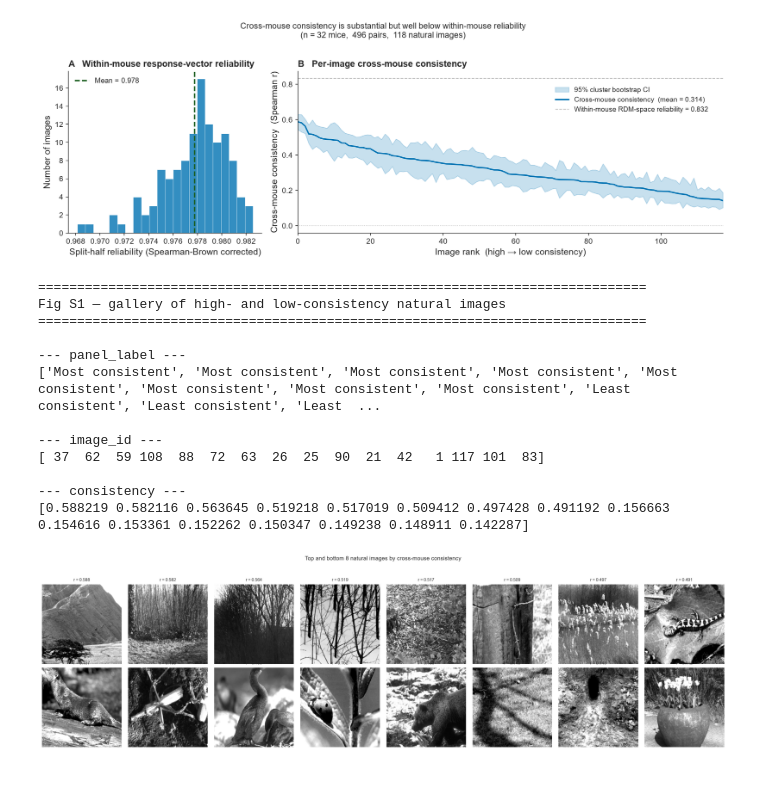
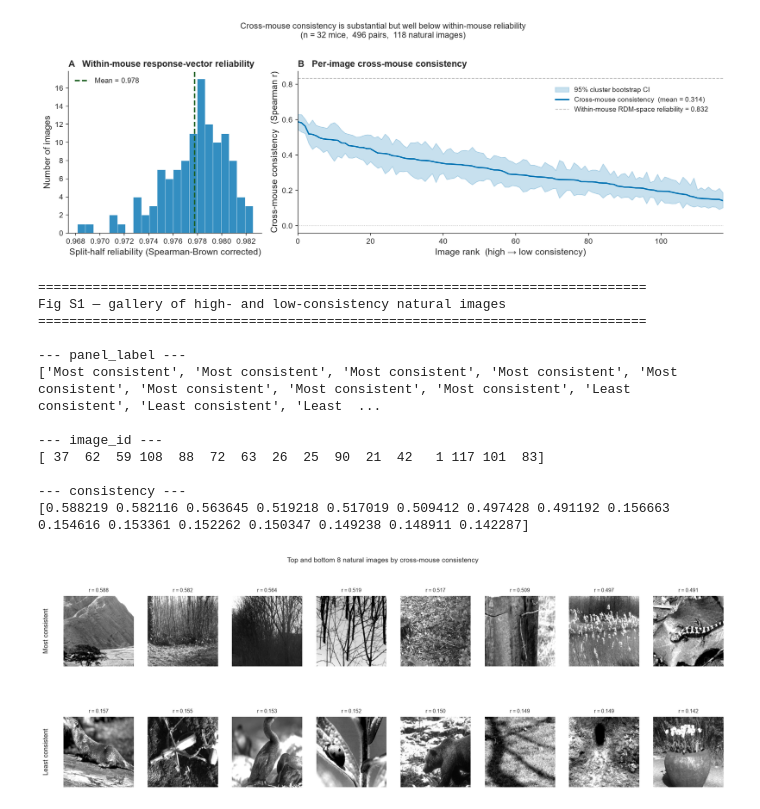
Before and after one commit to Jana-HQ/cross-mouse-v1-rsa, a Jupyter notebook: src/part1_data_and_consistency.ipynb, the cells around one changed output. Saved outputs shown, nothing was run; the diff lists cells and outputs as text; code cells hidden in the pictures; blank space fills up the shorter version.

```diff
--- a/src/part1_data_and_consistency.ipynb
+++ b/src/part1_data_and_consistency.ipynb
@@ -423,7 +424,8 @@ shape=(118,)
 0.8322666692592271
 [figure]
 # %%
-fig, axes = plt.subplots(2, N_GALLERY, figsize=(2.2 * N_GALLERY, 5))
+fig, axes = plt.subplots(2, N_GALLERY, figsize=(2.2 * N_GALLERY, 5.4),
+                         gridspec_kw={'hspace': 0.5})
 
 gallery_labels        = []
 gallery_image_ids     = []
@@ -436,35 +438,36 @@ for row, (ids, label) in enumerate([(top_ids, 'Most consistent'),
                               vmin=0, vmax=255)
         axes[row, col].set_title(f'r = {consistency[img_id]:.3f}', fontsize=7.5)
         axes[row, col].axis('off')
-    axes[row, 0].set_ylabel(label, fontsize=9.5, labelpad=6)
+    axes[row, 0].text(-0.25, 0.5, label, fontsize=9.5, rotation=90,
+                      va='center', ha='center', transform=axes[row, 0].transAxes)
     gallery_labels.extend([label] * len(ids))
     gallery_image_ids.extend(list(ids))
     gallery_consistencies.extend([consistency[img_id] for img_id in ids])
 
 fig.suptitle(f'Top and bottom {N_GALLERY} natural images by cross-mouse consistency\n',
              fontsize=10, y=1.01)
 
 print_figure_data(
     'Fig S1 — gallery of high- and low-consistency natural images',
     panel_label=gallery_labels,
     image_id=np.array(gallery_image_ids),
     consistency=np.array(gallery_consistencies),
 )
 
 plt.tight_layout()
 plt.savefig(FIGURES_DIR / 'figS1_image_gallery.png', bbox_inches='tight')
 plt.show()
 # %% [output]
 ==============================================================================
 Fig S1 — gallery of high- and low-consistency natural images
 ==============================================================================
 
 --- panel_label ---
 ['Most consistent', 'Most consistent', 'Most consistent', 'Most consistent', 'Most consistent', 'Most consistent', 'Most consistent', 'Most consistent', 'Least consistent', 'Least consistent', 'Least  ...
 
 --- image_id ---
 [ 37  62  59 108  88  72  63  26  25  90  21  42   1 117 101  83]
 
 --- consistency ---
 [0.588219 0.582116 0.563645 0.519218 0.517019 0.509412 0.497428 0.491192 0.156663 0.154616 0.153361 0.152262 0.150347 0.149238 0.148911 0.142287]
-[figure, old version]
+[figure, new version]
```
Also changed, not shown: parts of 1 cell of this notebook, 20 other files.
